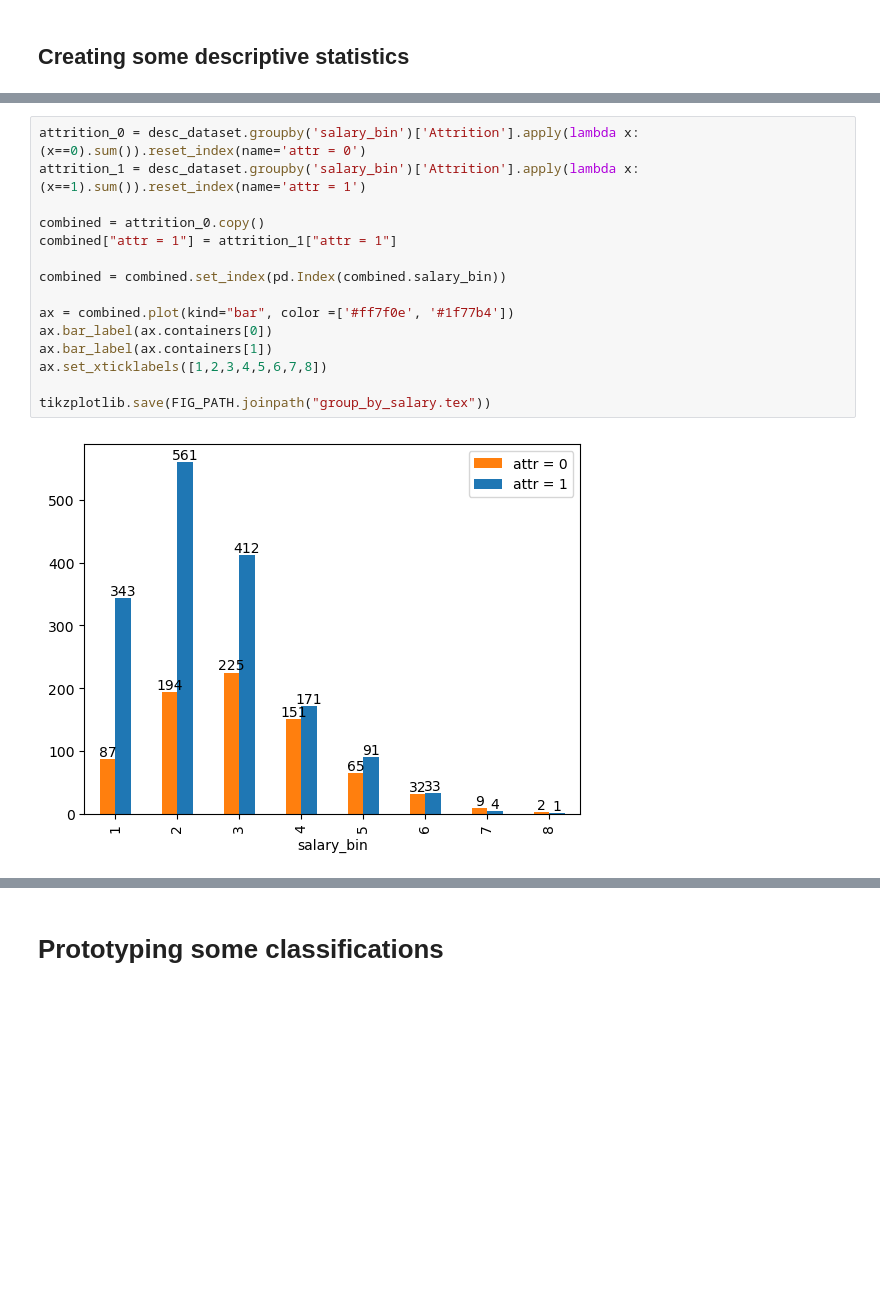
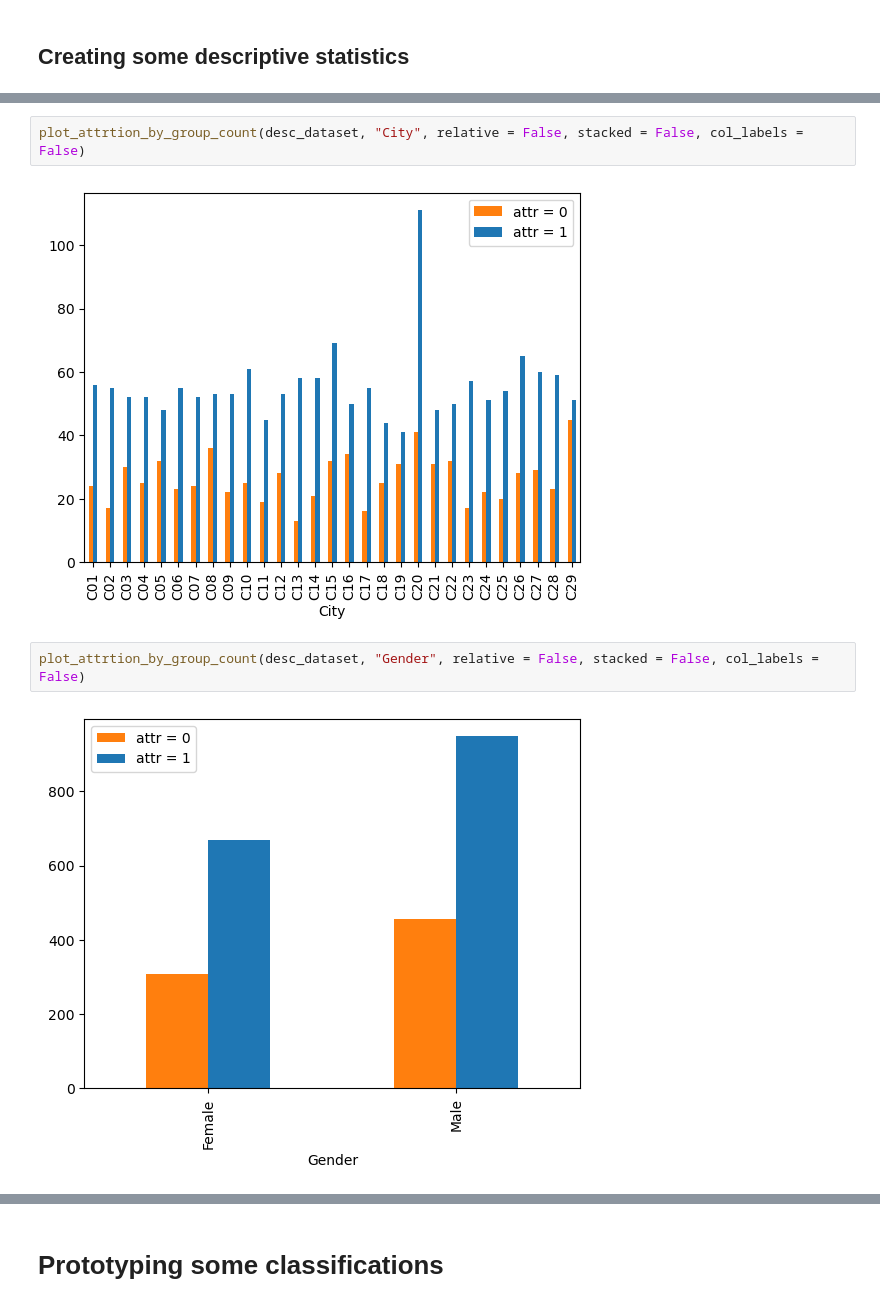
Before and after one commit to MathiasBjorgum/Project, a Jupyter notebook: tdt4259_project_notebook.ipynb, the cells around one changed output, grey strips where cells are left out. Saved outputs shown, nothing was run; the diff lists cells and outputs as text; blank space fills up the shorter version.

Commit message:
Structural changes. Added figures.py

```diff
--- a/tdt4259_project_notebook.ipynb
+++ b/tdt4259_project_notebook.ipynb
@@ -96,17 +32,8 @@ tikzplotlib.save(FIG_PATH.joinpath("group_by_designation.tex"))
-# %%
-attrition_0 = desc_dataset.groupby('salary_bin')['Attrition'].apply(lambda x: (x==0).sum()).reset_index(name='attr = 0')
-attrition_1 = desc_dataset.groupby('salary_bin')['Attrition'].apply(lambda x: (x==1).sum()).reset_index(name='attr = 1')
-
-combined = attrition_0.copy()
-combined["attr = 1"] = attrition_1["attr = 1"]
-
-combined = combined.set_index(pd.Index(combined.salary_bin))
-
-ax = combined.plot(kind="bar", color =['#ff7f0e', '#1f77b4'])
-ax.bar_label(ax.containers[0])
-ax.bar_label(ax.containers[1])
-ax.set_xticklabels([1,2,3,4,5,6,7,8])
-
-tikzplotlib.save(FIG_PATH.joinpath("group_by_salary.tex"))
-# %% [output]
-[figure, removed]
+# %%
+plot_attrtion_by_group_count(desc_dataset, "City", relative = False, stacked = False, col_labels = False)
+# %% [output]
+[figure, added]
+# %%
+plot_attrtion_by_group_count(desc_dataset, "Gender", relative = False, stacked = False, col_labels = False)
+# %% [output]
+[figure, added]
```
Also changed, not shown: parts of 14 cells of this notebook, 2 other files.
